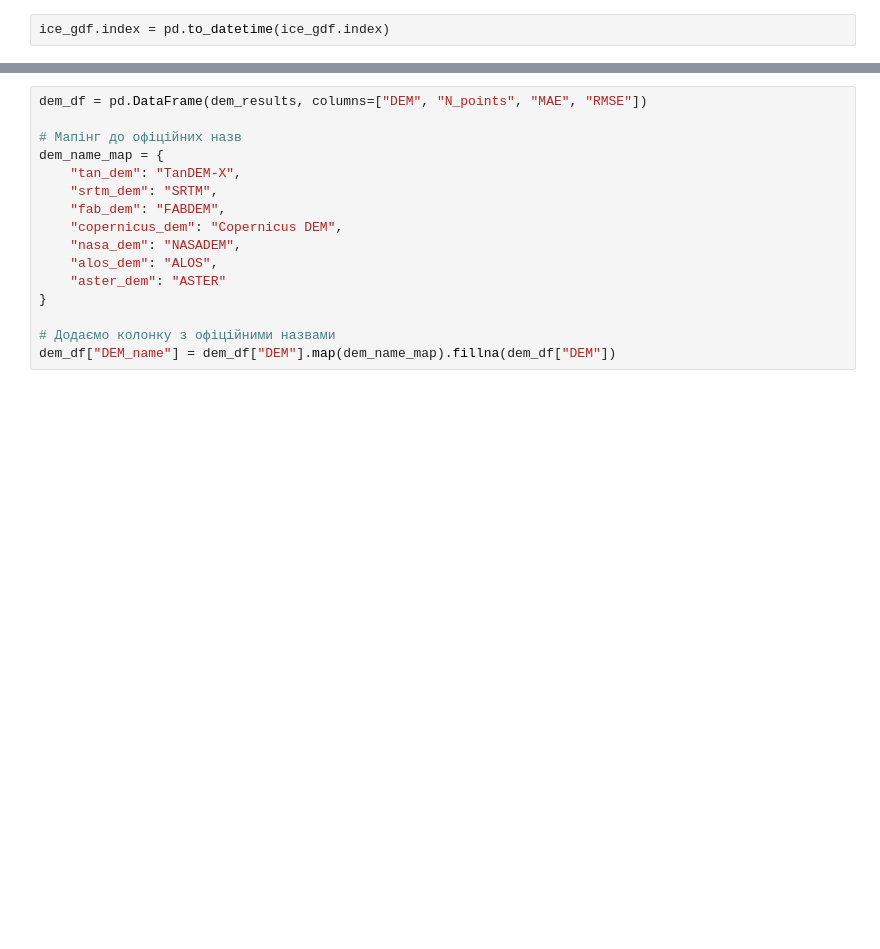
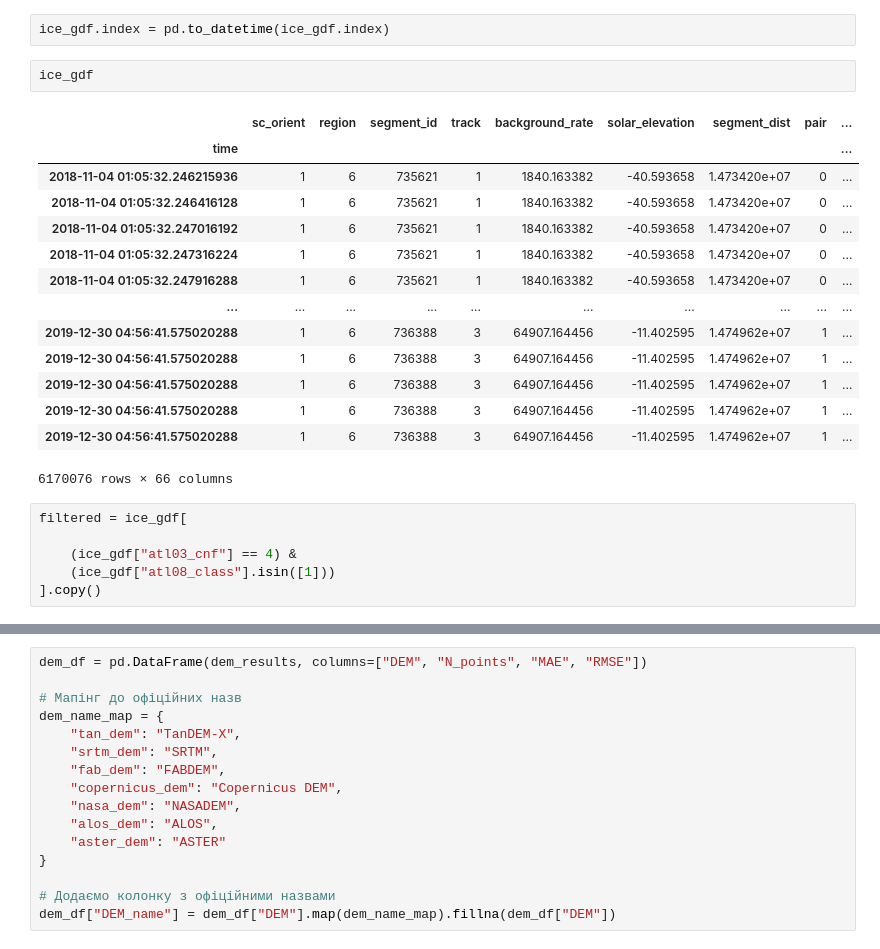
Before and after one commit to NikoriakViktot/dem-analysis, a Jupyter notebook: notebooks/icesat/stats_dem_icesat.ipynb, the cells around one changed output, grey strips where cells are left out. Drawn from its saved outputs; the diff is of its cells as text; blank space fills up the shorter version.

```diff
--- a/notebooks/stats_dem_icesat.ipynb
+++ b/notebooks/icesat/stats_dem_icesat.ipynb
@@ -44,2 +84,25 @@ print(ice_gdf.head())
 # %%
 ice_gdf.index = pd.to_datetime(ice_gdf.index)
+# %%
+ice_gdf
+# %% [output]
+|  | sc_orient | region | segment_id | track | background_rate | solar_elevation | segment_dist | pair | ... |
+| time |  |  |  |  |  |  |  |  | ... |
+| 2018-11-04 01:05:32.246215936 | 1 | 6 | 735621 | 1 | 1840.163382 | -40.593658 | 1.473420e+07 | 0 | ... |
+| 2018-11-04 01:05:32.246416128 | 1 | 6 | 735621 | 1 | 1840.163382 | -40.593658 | 1.473420e+07 | 0 | ... |
+| 2018-11-04 01:05:32.247016192 | 1 | 6 | 735621 | 1 | 1840.163382 | -40.593658 | 1.473420e+07 | 0 | ... |
+| 2018-11-04 01:05:32.247316224 | 1 | 6 | 735621 | 1 | 1840.163382 | -40.593658 | 1.473420e+07 | 0 | ... |
+| 2018-11-04 01:05:32.247916288 | 1 | 6 | 735621 | 1 | 1840.163382 | -40.593658 | 1.473420e+07 | 0 | ... |
+| ... | ... | ... | ... | ... | ... | ... | ... | ... | ... |
+| 2019-12-30 04:56:41.575020288 | 1 | 6 | 736388 | 3 | 64907.164456 | -11.402595 | 1.474962e+07 | 1 | ... |
+| 2019-12-30 04:56:41.575020288 | 1 | 6 | 736388 | 3 | 64907.164456 | -11.402595 | 1.474962e+07 | 1 | ... |
+| 2019-12-30 04:56:41.575020288 | 1 | 6 | 736388 | 3 | 64907.164456 | -11.402595 | 1.474962e+07 | 1 | ... |
+| 2019-12-30 04:56:41.575020288 | 1 | 6 | 736388 | 3 | 64907.164456 | -11.402595 | 1.474962e+07 | 1 | ... |
+| 2019-12-30 04:56:41.575020288 | 1 | 6 | 736388 | 3 | 64907.164456 | -11.402595 | 1.474962e+07 | 1 | ... |
+6170076 rows × 66 columns
+# %%
+filtered = ice_gdf[
+
+    (ice_gdf["atl03_cnf"] == 4) &
+    (ice_gdf["atl08_class"].isin([1]))
+].copy()
```
Also changed, not shown: parts of 8 cells of this notebook, 36 other files.
